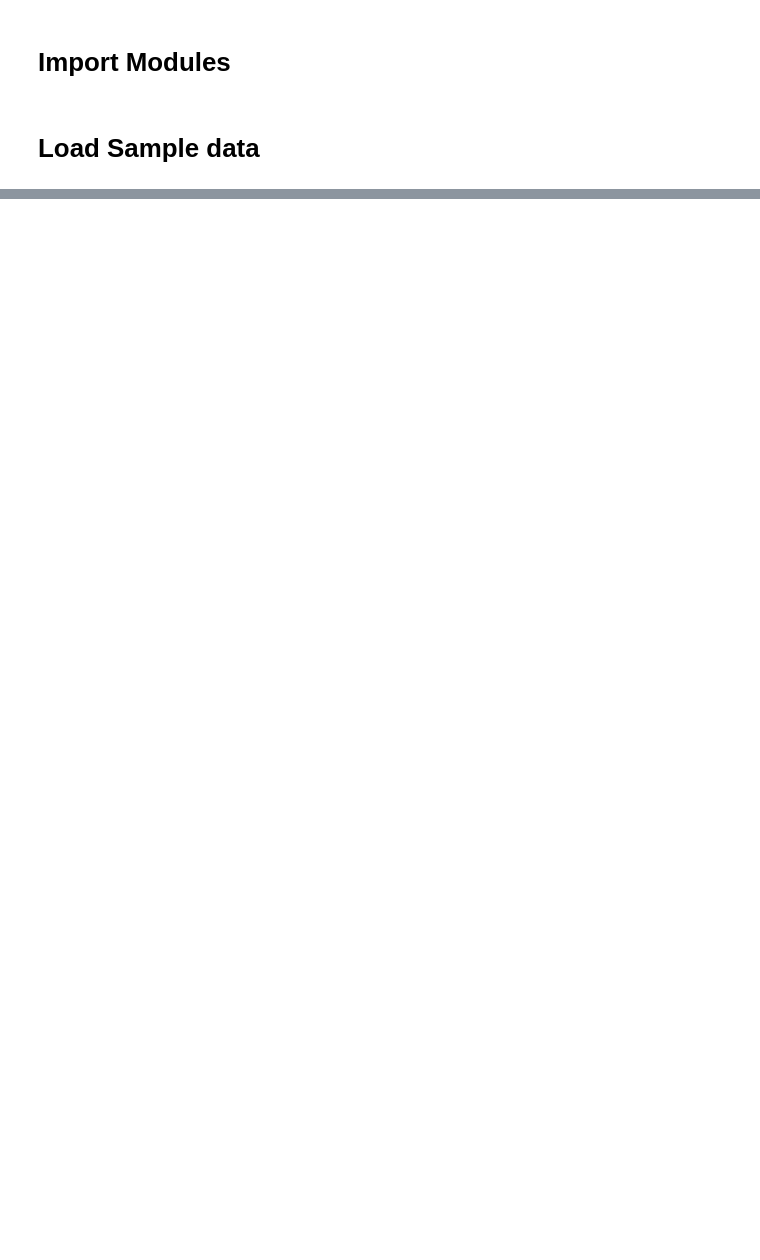
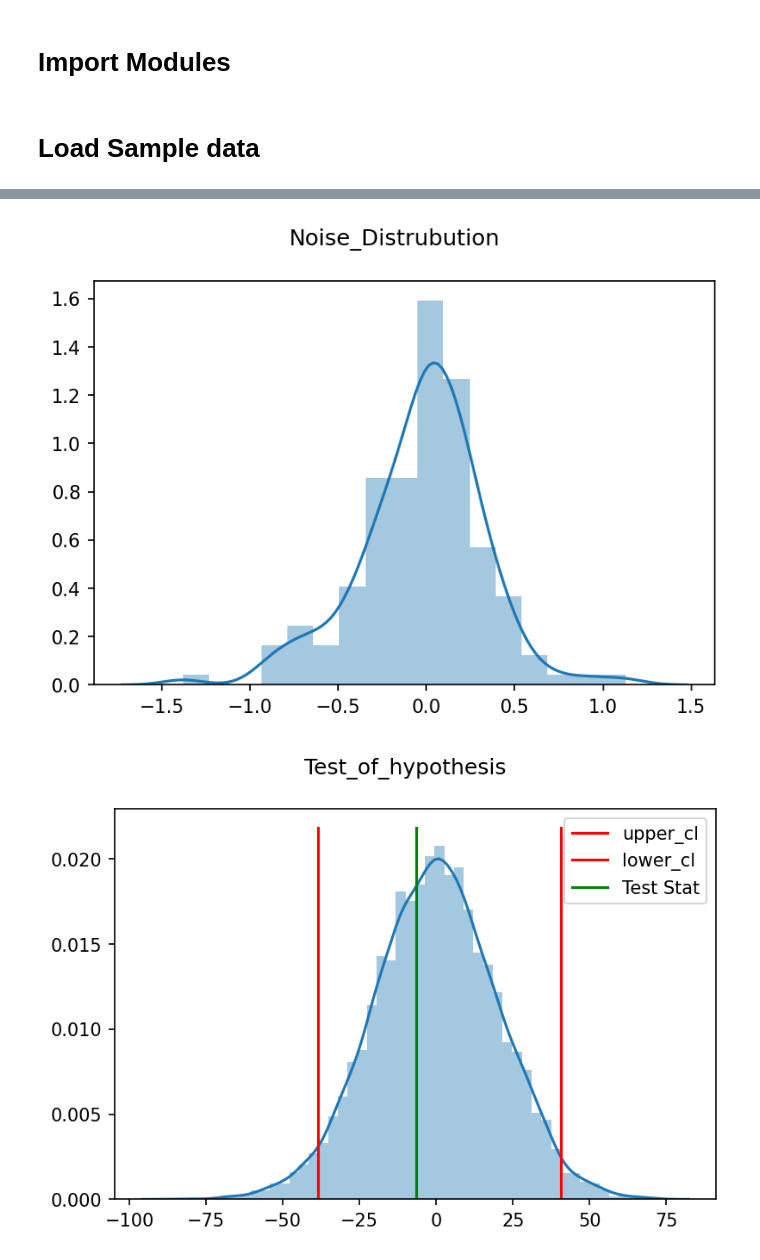
Before and after one commit to tee-lab/PyDaddy, a Jupyter notebook: notebooks/pyFish Vector Test.ipynb, the cells around one changed output, grey strips where cells are left out. Saved outputs shown, nothing was run; the diff lists cells and outputs as text; code cells hidden in the pictures; blank space fills up the shorter version.

```diff
--- a/notebooks/pyFish Vector Test.ipynb
+++ b/notebooks/pyFish Vector Test.ipynb
@@ -112,0 +369,5 @@ out.save_data()
+# %%
+ch.noise_characterstics(save=True)
+# %% [output]
+[figure, added]
+[figure, added]
```
Also changed, not shown: parts of 39 cells of this notebook, 3 other files.
